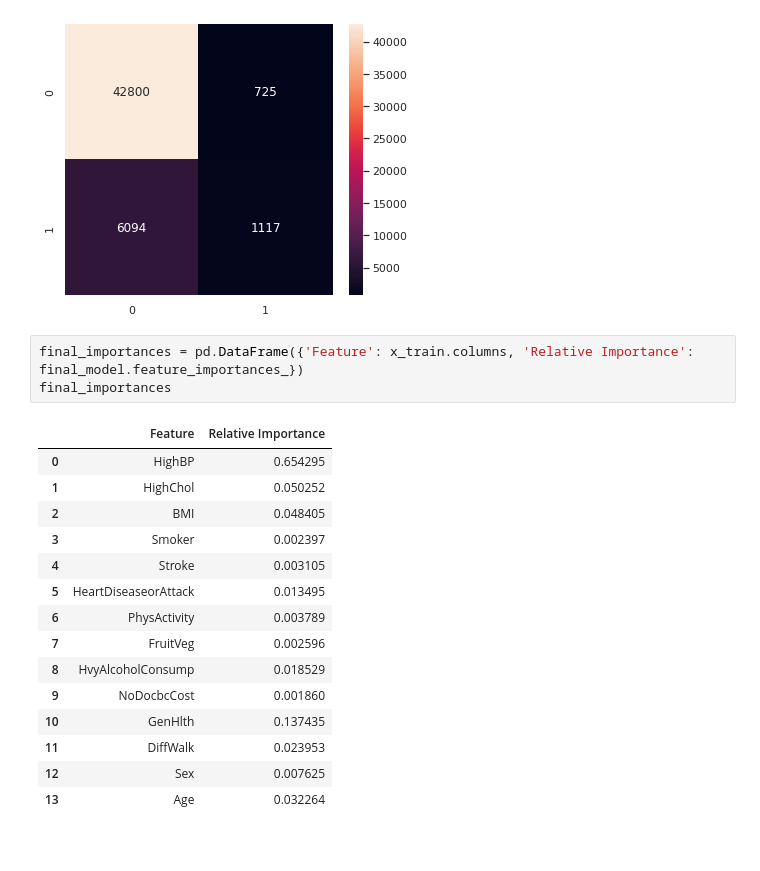
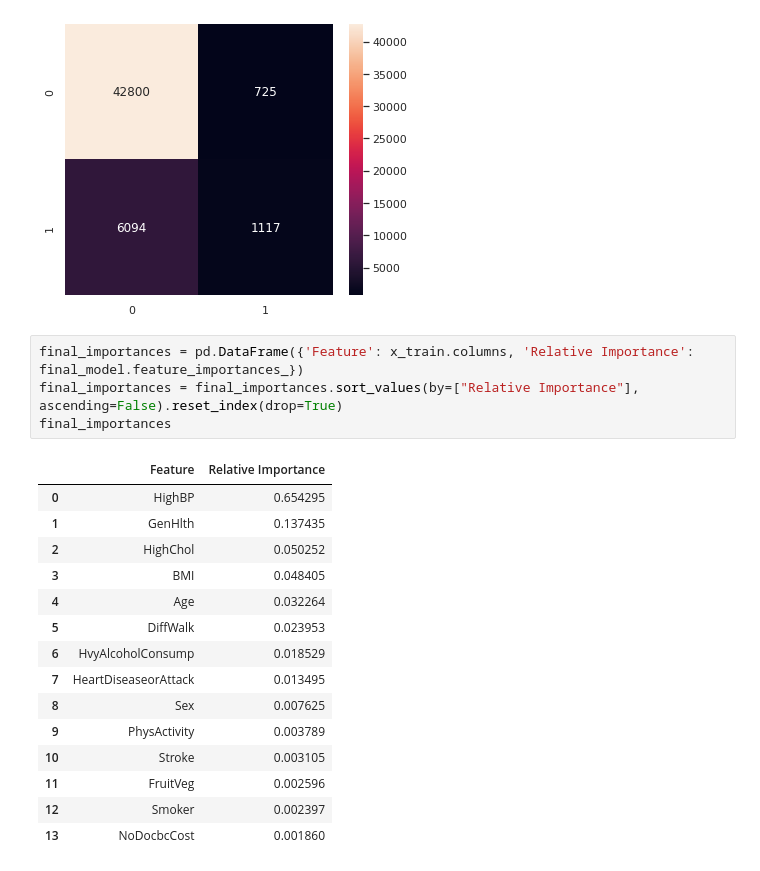
Before and after one commit to mainaak03/Diabetes_prediction, a Jupyter notebook: diabetes_model.ipynb, the cells around one changed output. Saved outputs shown, nothing was run; the diff lists cells and outputs as text.

```diff
--- a/diabetes_model.ipynb
+++ b/diabetes_model.ipynb
@@ -185,20 +185,21 @@ sns.heatmap(sklearn.metrics.confusion_matrix(y_test, pred), annot=True, fmt='d')
 [figure]
 # %%
 final_importances = pd.DataFrame({'Feature': x_train.columns, 'Relative Importance': final_model.feature_importances_})
+final_importances = final_importances.sort_values(by=["Relative Importance"], ascending=False).reset_index(drop=True)
 final_importances
 # %% [output]
 |  | Feature | Relative Importance |
 | 0 | HighBP | 0.654295 |
-| 1 | HighChol | 0.050252 |
-| 2 | BMI | 0.048405 |
-| 3 | Smoker | 0.002397 |
-| 4 | Stroke | 0.003105 |
-| 5 | HeartDiseaseorAttack | 0.013495 |
-| 6 | PhysActivity | 0.003789 |
-| 7 | FruitVeg | 0.002596 |
-| 8 | HvyAlcoholConsump | 0.018529 |
-| 9 | NoDocbcCost | 0.001860 |
-| 10 | GenHlth | 0.137435 |
-| 11 | DiffWalk | 0.023953 |
-| 12 | Sex | 0.007625 |
-| 13 | Age | 0.032264 |
+| 1 | GenHlth | 0.137435 |
+| 2 | HighChol | 0.050252 |
+| 3 | BMI | 0.048405 |
+| 4 | Age | 0.032264 |
+| 5 | DiffWalk | 0.023953 |
+| 6 | HvyAlcoholConsump | 0.018529 |
+| 7 | HeartDiseaseorAttack | 0.013495 |
+| 8 | Sex | 0.007625 |
+| 9 | PhysActivity | 0.003789 |
+| 10 | Stroke | 0.003105 |
+| 11 | FruitVeg | 0.002596 |
+| 12 | Smoker | 0.002397 |
+| 13 | NoDocbcCost | 0.001860 |
```
Also changed, not shown: parts of 1 cell of this notebook.
